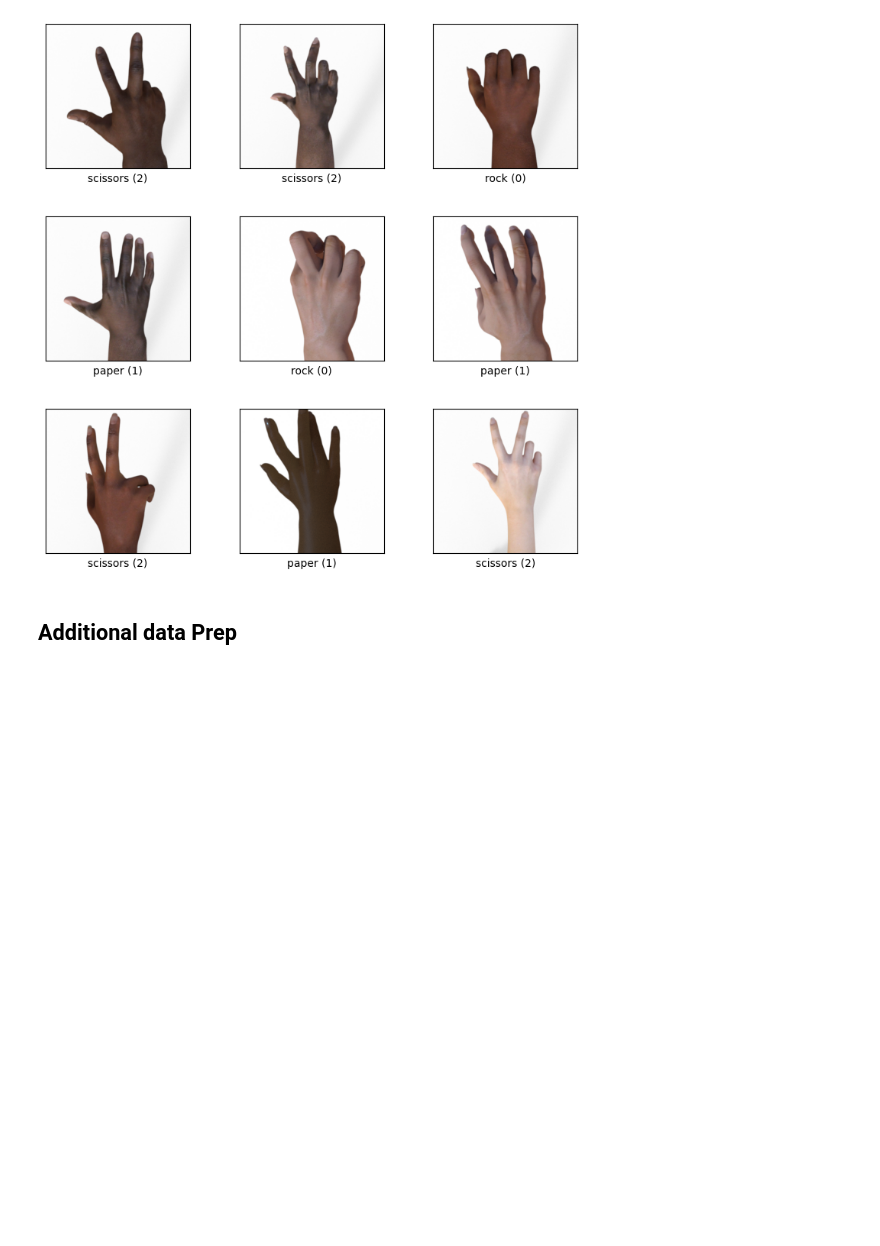
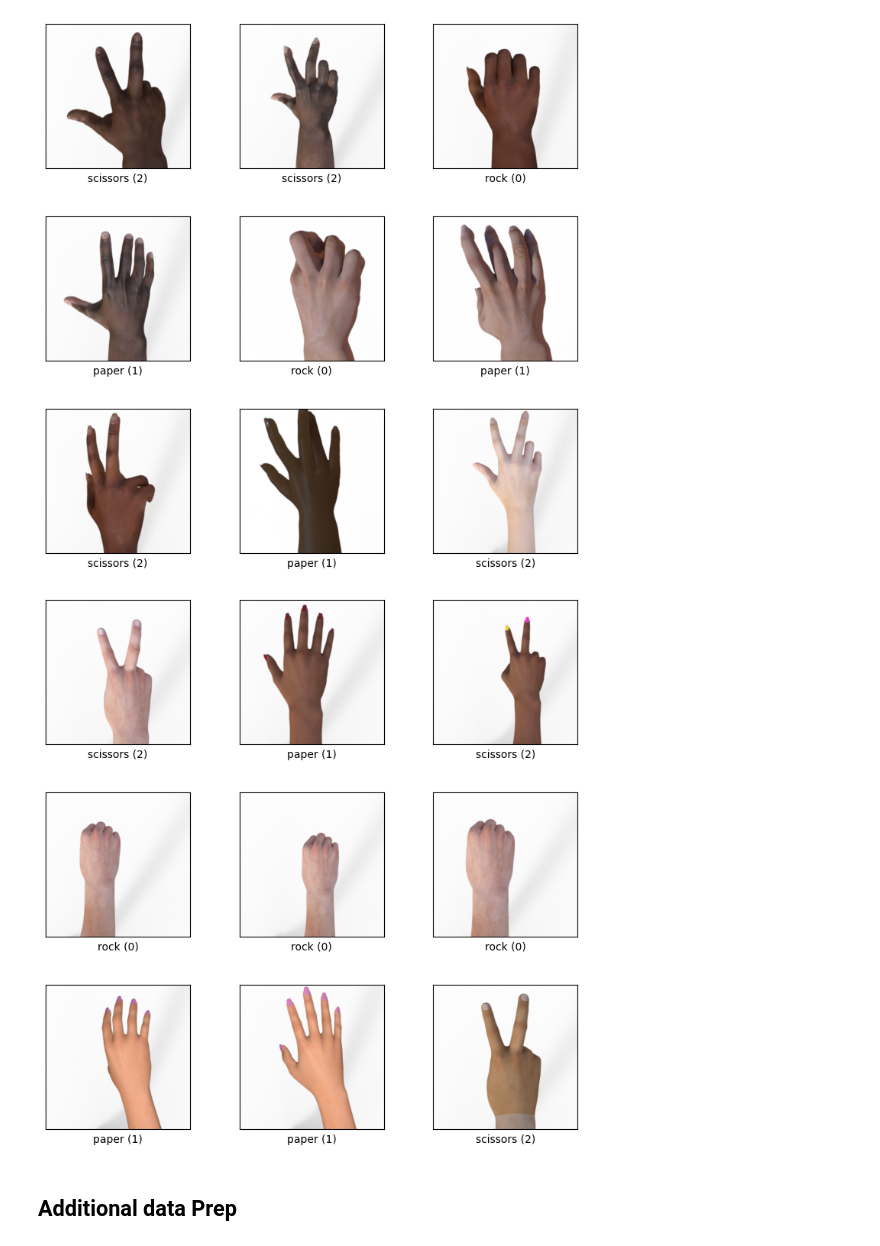
Before and after one commit to ephantus9/ephantuswa, a Jupyter notebook: Neural_network1.ipynb, the cells around one changed output. Drawn from its saved outputs; the diff is of its cells as text; code cells hidden in the pictures; blank space fills up the shorter version.

```diff
--- a/Neural_network1.ipynb
+++ b/Neural_network1.ipynb
@@ -70,6 +70,10 @@ ds_test = tfds.load(name='rock_paper_scissors', split='test')
 fig = tfds.show_examples(ds_train, info)
 # %% [output]
 [figure]
+# %%
+fig = tfds.show_examples(ds_test, info)
+# %% [output]
+[figure, added]
 # %% [markdown]
 ## Additional data Prep
 # %%
```
Also changed, not shown: parts of 16 cells of this notebook.
